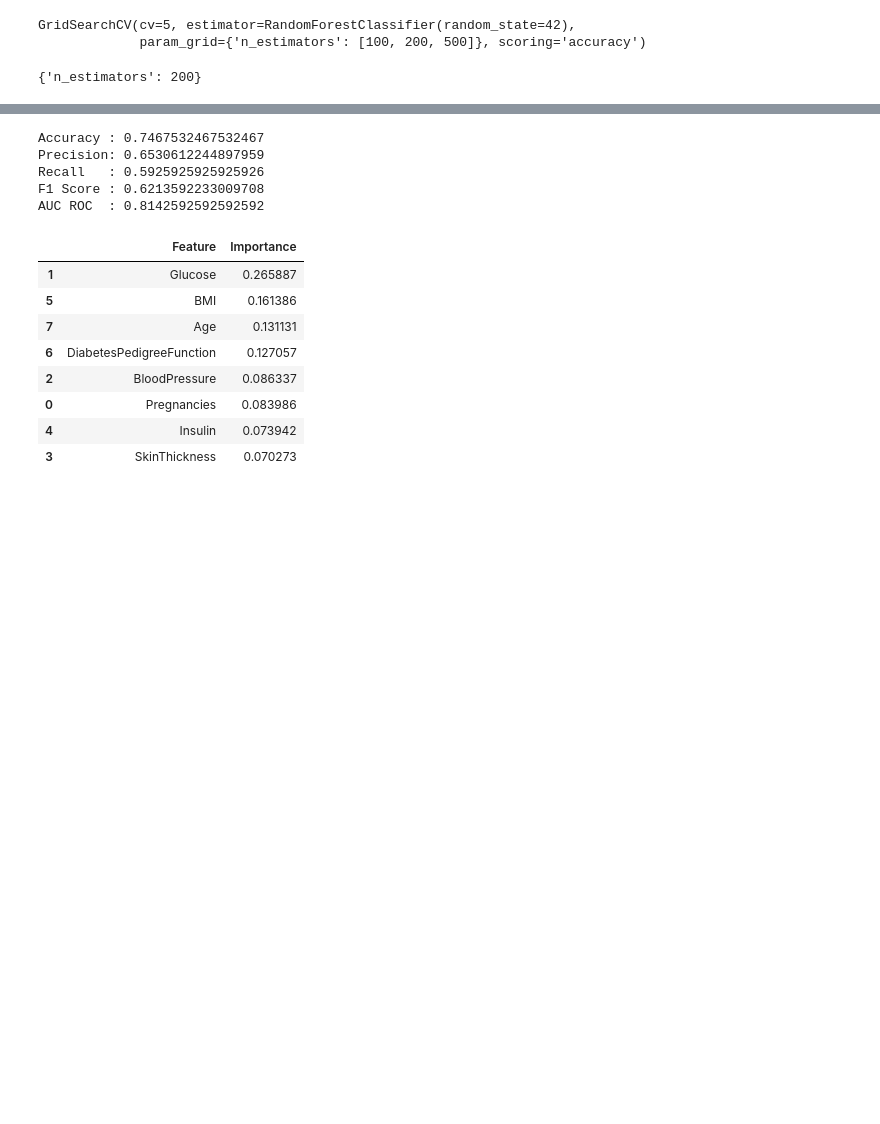
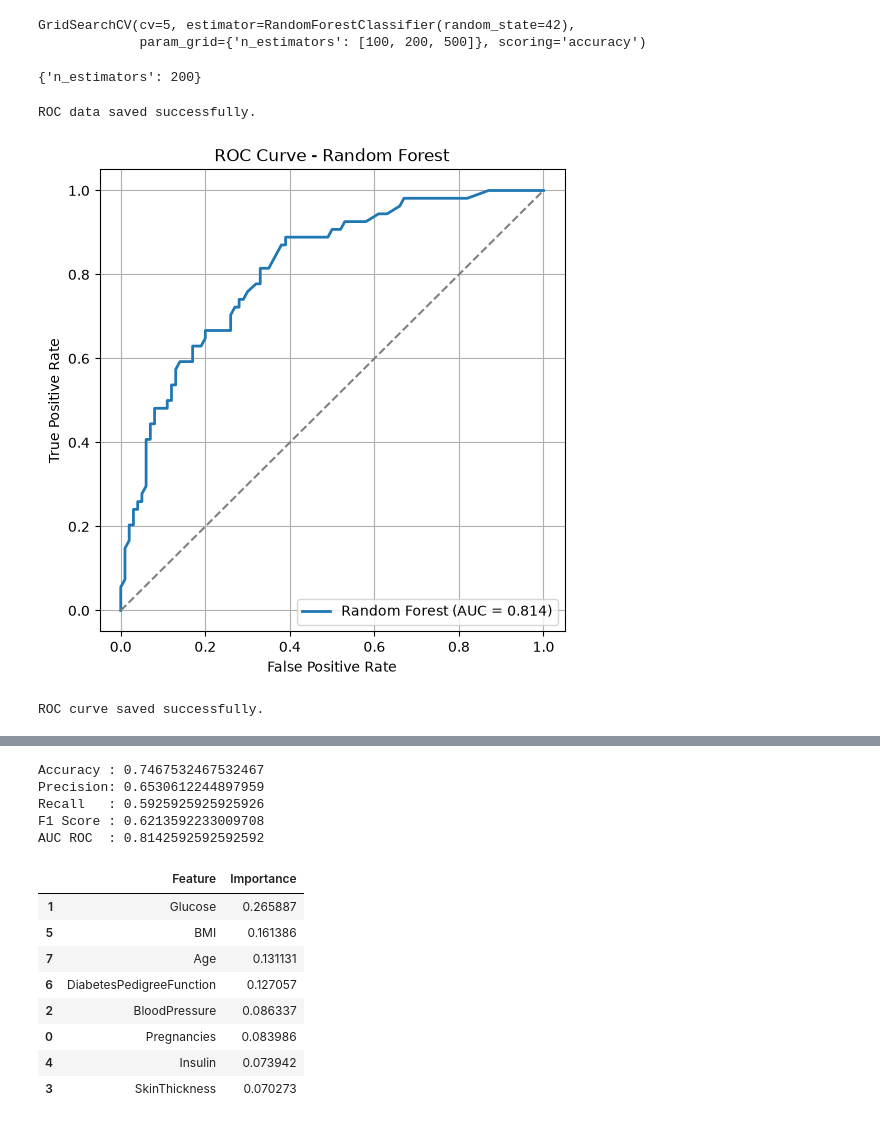
Before and after one commit to ap24110011024/Disease_detection, a Jupyter notebook: notebooks/diabetes/random_forest.ipynb, the cells around one changed output, grey strips where cells are left out. Saved outputs shown, nothing was run; the diff lists cells and outputs as text; code cells hidden in the pictures; blank space fills up the shorter version.

```diff
--- a/notebooks/diabetes/random_forest.ipynb
+++ b/notebooks/diabetes/random_forest.ipynb
@@ -103,3 +103,70 @@ auc = roc_auc_score(
     y_test,
     y_prob
 )
+# %%
+from sklearn.metrics import roc_curve
+import matplotlib.pyplot as plt
+import pandas as pd
+import os
+
+# Compute ROC Curve
+fpr, tpr, thresholds = roc_curve(y_test, y_prob)
+
+# ==========================
+# Save ROC Data
+# ==========================
+os.makedirs("../../results/roc", exist_ok=True)
+
+roc_df = pd.DataFrame({
+    "FPR": fpr,
+    "TPR": tpr
+})
+
+roc_df.to_csv(
+    "../../results/roc/roc_random_forest.csv",
+    index=False
+)
+
+print("ROC data saved successfully.")
+
+# ==========================
+# Plot ROC Curve
+# ==========================
+os.makedirs("../../figures", exist_ok=True)
+
+plt.figure(figsize=(6,6))
+
+plt.plot(
+    fpr,
+    tpr,
+    linewidth=2,
+    label=f"Random Forest (AUC = {auc:.3f})"
+)
+
+plt.plot(
+    [0,1],
+    [0,1],
+    linestyle="--",
+    color="gray"
+)
+
+plt.xlabel("False Positive Rate")
+plt.ylabel("True Positive Rate")
+plt.title("ROC Curve - Random Forest")
+
+plt.legend(loc="lower right")
+plt.grid(True)
+
+plt.savefig(
+    "../../results/roc/roc_random_forest.png",
+    dpi=300,
+    bbox_inches="tight"
+)
+
+plt.show()
+
+print("ROC curve saved successfully.")
+# %% [output]
+ROC data saved successfully.
+[figure, added]
+ROC curve saved successfully.
```
Also changed, not shown: parts of 7 cells of this notebook, 27 other files.
